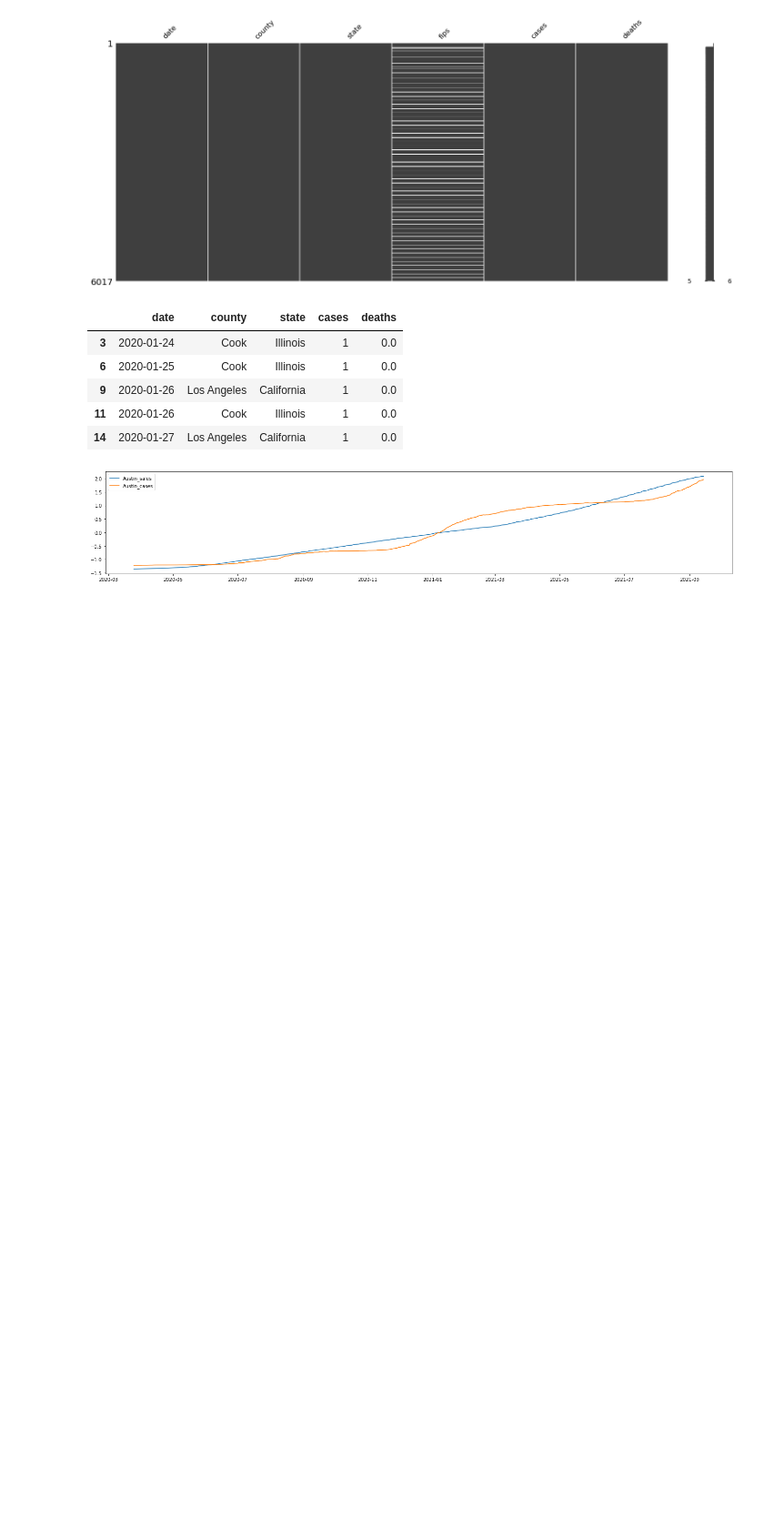
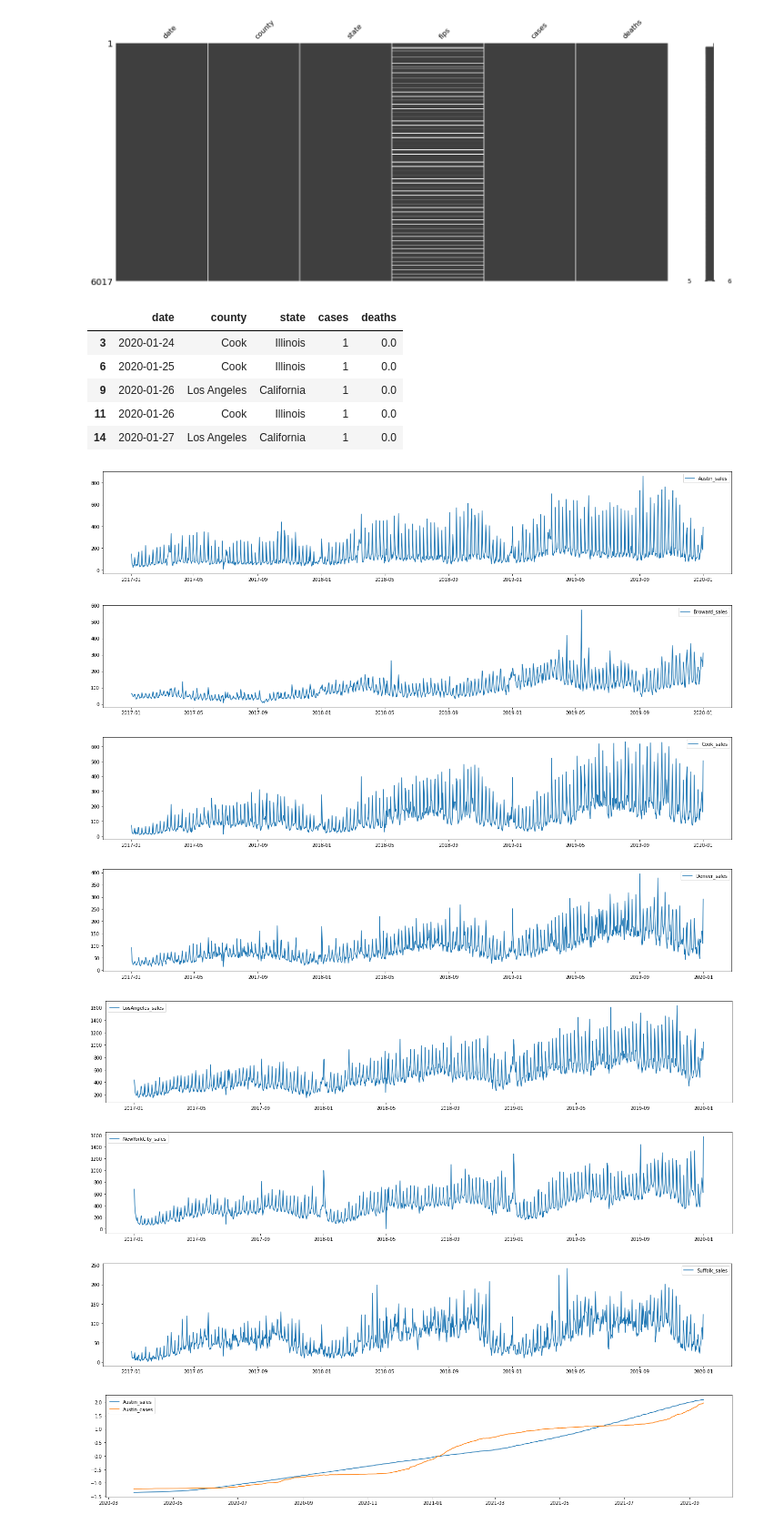
Before and after one commit to amruthsrepo/CovidVsAirBnb, a Jupyter notebook: CovidVsAirBnb.ipynb, the cells around one changed output. Shown at 91% size. Drawn from its saved outputs; the diff is of its cells as text; code cells hidden in the pictures; blank space fills up the shorter version.

```diff
--- a/CovidVsAirBnb.ipynb
+++ b/CovidVsAirBnb.ipynb
@@ -74,12 +71,39 @@ df2cvd.head()
 countyFilesList = ['Austin', 'Broward', 'Cook', 'Denver', 'LosAngeles', 'NewYorkCity', 'Suffolk']
 statesFilesList = ['Texas', 'Florida', 'Illinois', 'Colorado', 'California', 'New York', 'Massachusetts']
 salesCountByCounty = {}
+salesCountByCountyPreCovid = {}
+dateByYear = ['2017-01-01','2018-01-01','2019-01-01','2020-01-01']
 for c in countyFilesList:
   dfCounty = pd.read_csv('https://raw.githubusercontent.com/amruthsrepo/ITCS-6162_KDD_project/main/Airbnb%20Data/'+c+'_reviews.csv')
   dfCounty['dateConverted'] = pd.to_datetime(dfCounty['date'])
+  dfCountyPreCovid = dfCounty[dfCounty['dateConverted'] <= '2020-01-01']
+  dfCountyPreCovid = dfCountyPreCovid[dfCountyPreCovid['dateConverted'] > '2017-01-01']
+  dfCountyPreCovid = pd.DataFrame(dfCountyPreCovid['dateConverted'].value_counts())
+  dfCountyPreCovid['date'] = dfCountyPreCovid.index
+  dfCountyPreCovid['date'] = pd.to_datetime(dfCountyPreCovid['date'])
+  dfCountyPreCovid = dfCountyPreCovid.sort_values(by='date', ascending=True)
+  dfCountyPreCovid = dfCountyPreCovid.rename(columns={'date':'date','dateConverted':'sales'})
+  salesCountByCountyPreCovid[c] = dfCountyPreCovid
   dfCounty = dfCounty[dfCounty['dateConverted'] > '2020-01-01']
   dfCountyCount = dfCounty['dateConverted'].value_counts()
   salesCountByCounty[c] = dfCountyCount
+# %%
+# Visualizing AirBnb sales Pre-Covid
+dfSalesCountByCountyPreCovid = {}
+for c in countyFilesList:
+  f = plt.figure()
+  f.set_figwidth(24)
+  plt.plot(salesCountByCountyPreCovid[c]['date'],salesCountByCountyPreCovid[c]['sales'],label = c+'_sales')
+  plt.legend()
+  plt.show()
+# %% [output]
+[figure, added]
+[figure, added]
+[figure, added]
+[figure, added]
+[figure, added]
+[figure, added]
+[figure, added]
 # %%
 countyFilesList = ['Austin', 'Broward', 'Cook', 'Denver', 'LosAngeles', 'NewYorkCity', 'Suffolk']
 statesFilesList = ['Texas', 'Florida', 'Illinois', 'Colorado', 'California', 'New York', 'Massachusetts']
```
Also changed, not shown: parts of 5 cells of this notebook.
